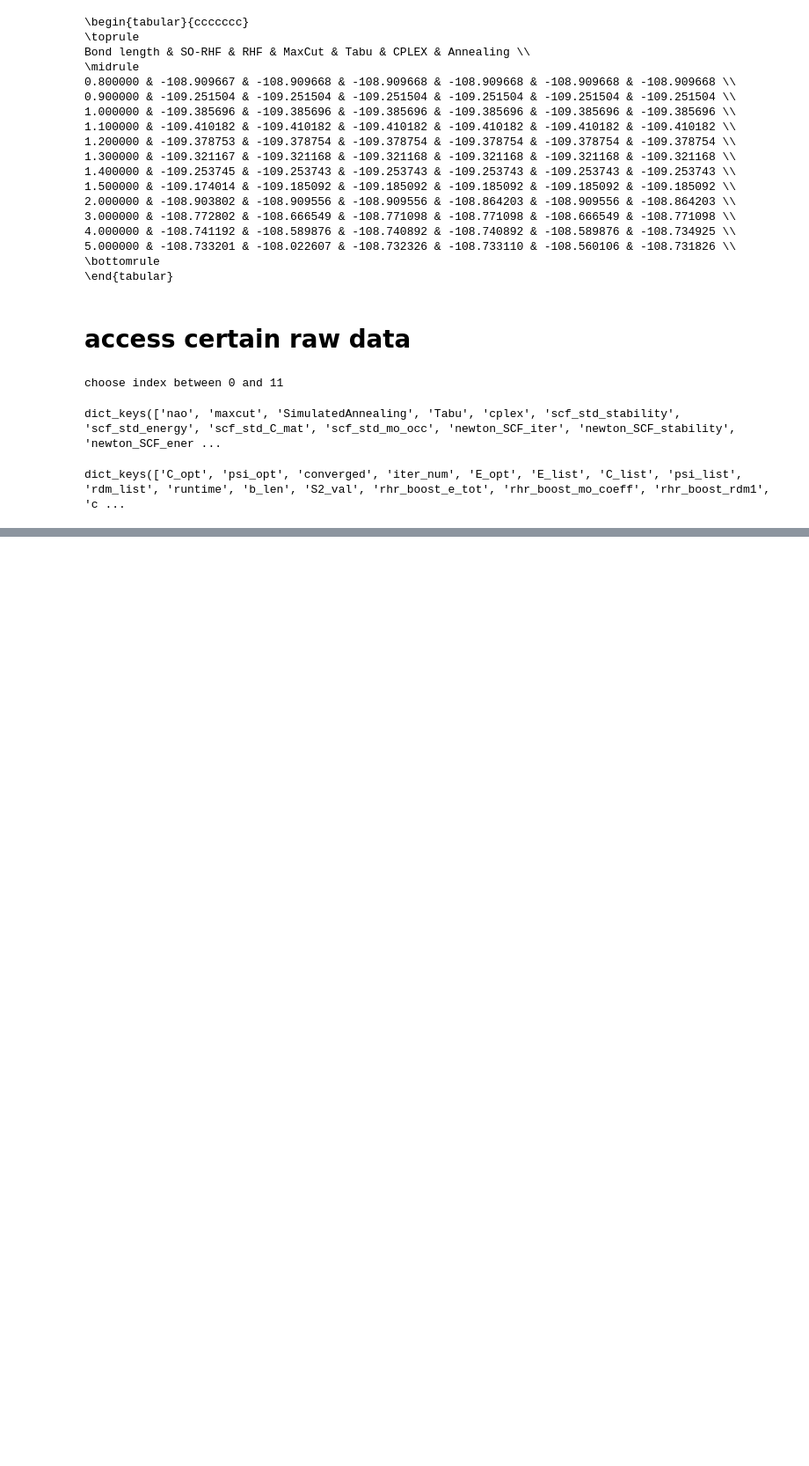
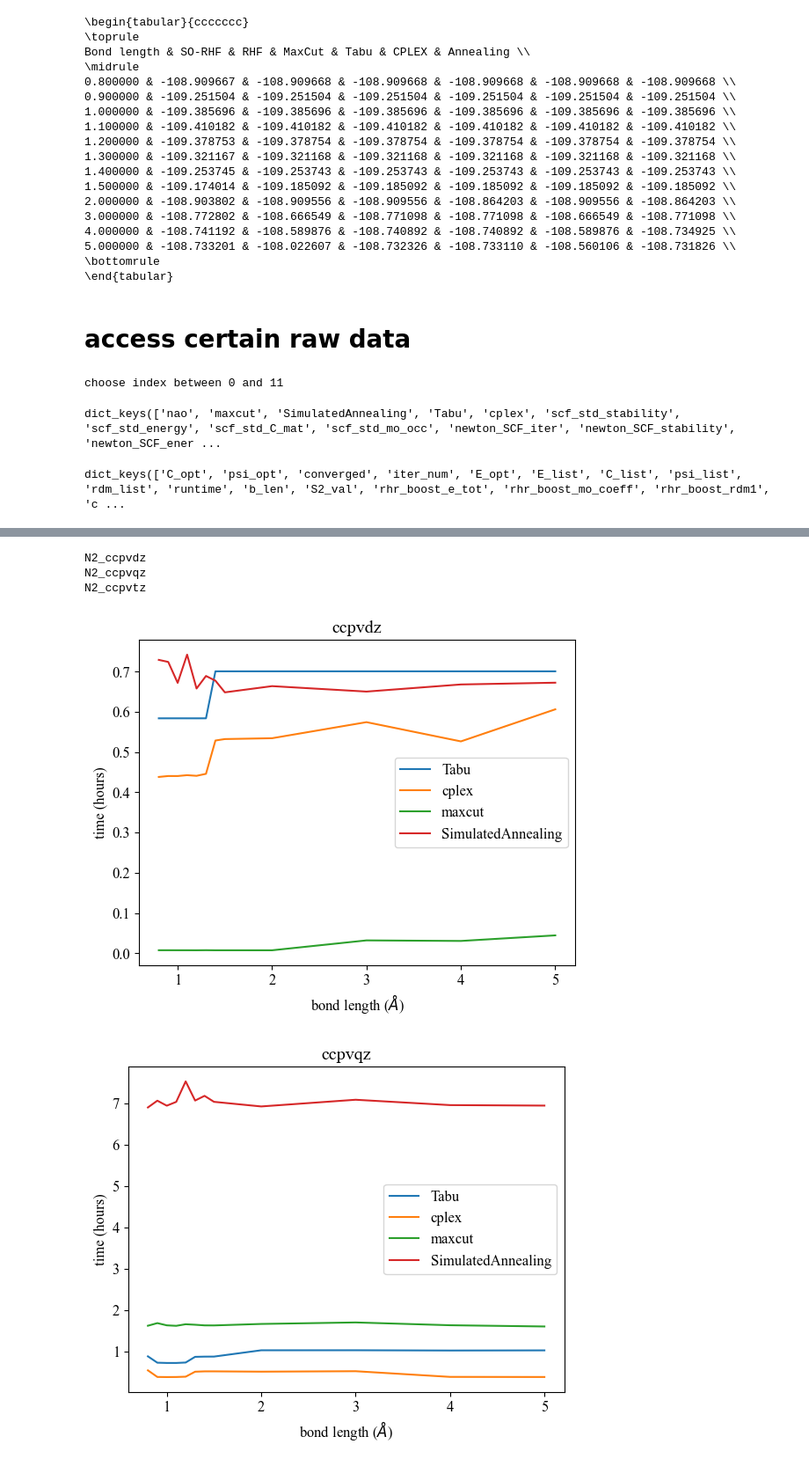
Before and after one commit to AlexisRalli/SCF-QUBO-results, a Jupyter notebook: analysis/N2_analysis_CISD.ipynb, the cells around one changed output, grey strips where cells are left out. Shown at 88% size. Drawn from its saved outputs; the diff is of its cells as text; code cells hidden in the pictures; blank space fills up the shorter version.

Commit message:
added info to .ipynb

```diff
--- a/analysis/N2_analysis_CISD.ipynb
+++ b/analysis/N2_analysis_CISD.ipynb
@@ -476,0 +437,48 @@ E_final = S2_val = data['maxcut']['E_opt']
+# %%
+runtime_dict = dict()
+for sub in subdirs:
+    print(sub)
+
+    basis_choice = sub.split('_')[1]
+    sub_dir = os.path.join(classical_chem_dir,
+                        sub)
+
+    sorted_json = sorted(os.listdir(sub_dir), key=lambda s: int(re.search(r'_(\d+)\.json$', s).group(1)))
+    b_lengths = np.array([int(re.search(r'_(\d+)\.json$', fname).group(1))/10 for fname in sorted_json ])
+
+    sub_times = {'Tabu': [],
+                     'cplex': [],
+                     'maxcut': [],
+                     'SimulatedAnnealing': []
+                     }
+    for idx, f_json in enumerate(sorted_json):
+        json_path = os.path.join(sub_dir, f_json)
+        with open(json_path, 'r') as infile:
+            data = json.load(infile)
+
+        for k in sub_times.keys():
+            sub_times[k].append(data[k]['runtime'])
+
+    sub_times['b_lengths']= b_lengths
+    runtime_dict[basis_choice] = sub_times
+# %% [output]
+N2_ccpvdz
+N2_ccpvqz
+N2_ccpvtz
+# %%
+for basis in runtime_dict.keys():
+
+    solver_keys = list(runtime_dict[basis])
+    b_key = solver_keys.pop(solver_keys.index('b_lengths'))
+    b_lengths = runtime_dict[basis][b_key]
+    plt.figure()
+    for s in solver_keys:
+        time_info = np.array(runtime_dict[basis][s]) / (60*60) # in hours
+        plt.plot(b_lengths, time_info, label=s)
+    plt.legend()
+    plt.xlabel(r'bond length ($\AA$)')
+    plt.ylabel(r'time (hours)')
+    plt.title(basis)
+# %% [output]
+[figure, added]
+[figure, added]
```
Also changed, not shown: parts of 7 cells of this notebook, 4 other files.
